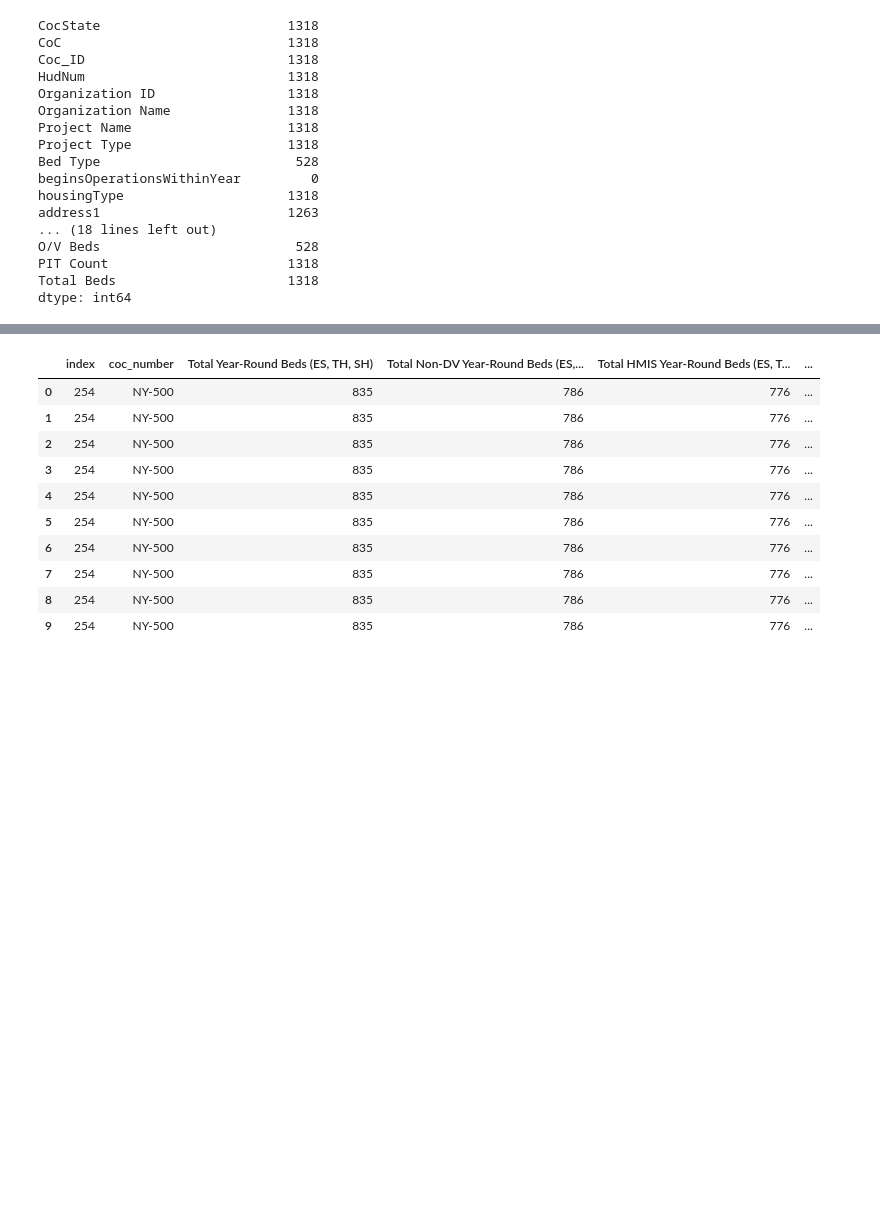
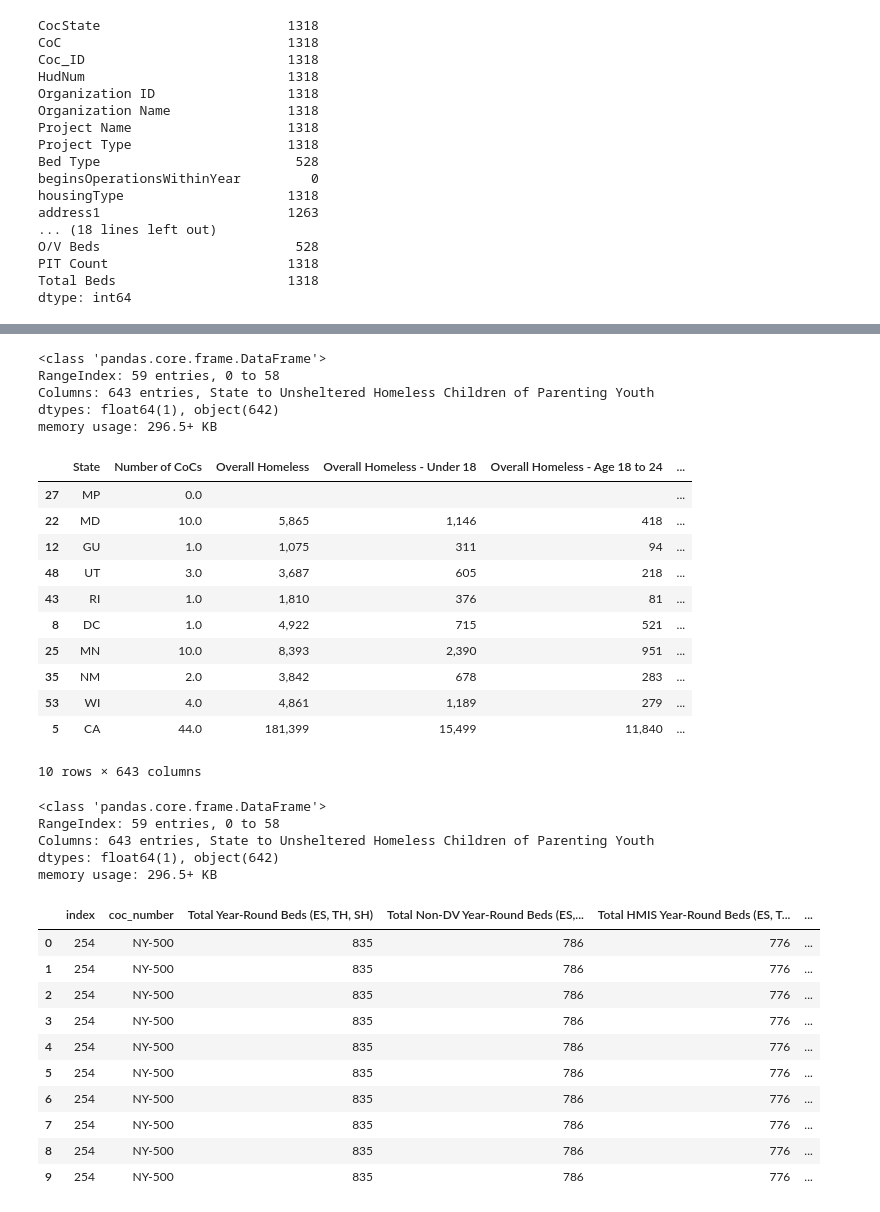
Before and after one commit to LDeYoung17/housing-data-study, a Jupyter notebook: notebooks/EDA_ML.ipynb, the cells around one changed output, grey strips where cells are left out. Saved outputs shown, nothing was run; the diff lists cells and outputs as text; code cells hidden in the pictures; blank space fills up the shorter version.

```diff
--- a/notebooks/EDA_ML.ipynb
+++ b/notebooks/EDA_ML.ipynb
@@ -170,3 +188,34 @@ dtype: int64
+# %%
+PIT_COC_data.info()
+# %% [output]
+<class 'pandas.core.frame.DataFrame'>
+RangeIndex: 59 entries, 0 to 58
+Columns: 643 entries, State to Unsheltered Homeless Children of Parenting Youth
+dtypes: float64(1), object(642)
+memory usage: 296.5+ KB
+# %%
+display(PIT_state_data.sample(10))
+# %% [output]
+|  | State | Number of CoCs | Overall Homeless | Overall Homeless - Under 18 | Overall Homeless - Age 18 to 24 | ... |
+| 27 | MP | 0.0 |  |  |  | ... |
+| 22 | MD | 10.0 | 5,865 | 1,146 | 418 | ... |
+| 12 | GU | 1.0 | 1,075 | 311 | 94 | ... |
+| 48 | UT | 3.0 | 3,687 | 605 | 218 | ... |
+| 43 | RI | 1.0 | 1,810 | 376 | 81 | ... |
+| 8 | DC | 1.0 | 4,922 | 715 | 521 | ... |
+| 25 | MN | 10.0 | 8,393 | 2,390 | 951 | ... |
+| 35 | NM | 2.0 | 3,842 | 678 | 283 | ... |
+| 53 | WI | 4.0 | 4,861 | 1,189 | 279 | ... |
+| 5 | CA | 44.0 | 181,399 | 15,499 | 11,840 | ... |
+10 rows × 643 columns
+# %%
+PIT_state_data.info()
+# %% [output]
+<class 'pandas.core.frame.DataFrame'>
+RangeIndex: 59 entries, 0 to 58
+Columns: 643 entries, State to Unsheltered Homeless Children of Parenting Youth
+dtypes: float64(1), object(642)
+memory usage: 296.5+ KB
 # %%
 hud_num_df = NY_COC_HIC.merge(NY_state_HIC, left_on='coc_number', right_on='HudNum')
 # %%
```
Also changed, not shown: parts of 16 cells of this notebook, 2 other files.
